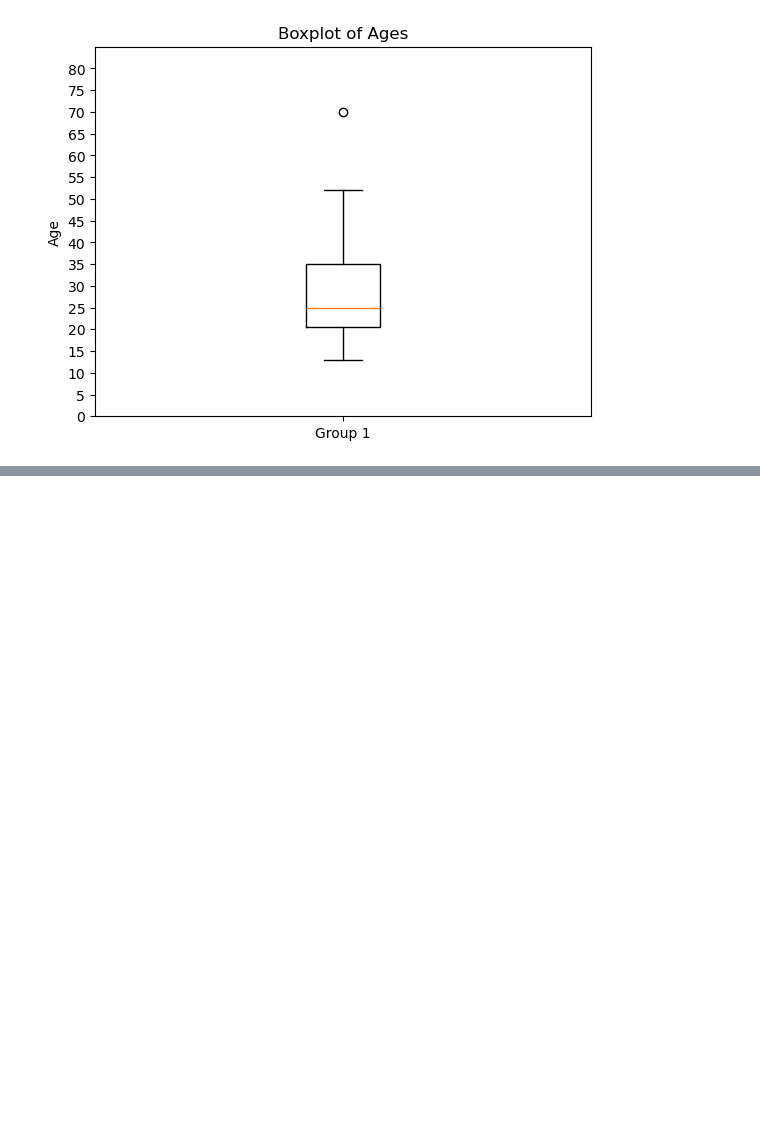
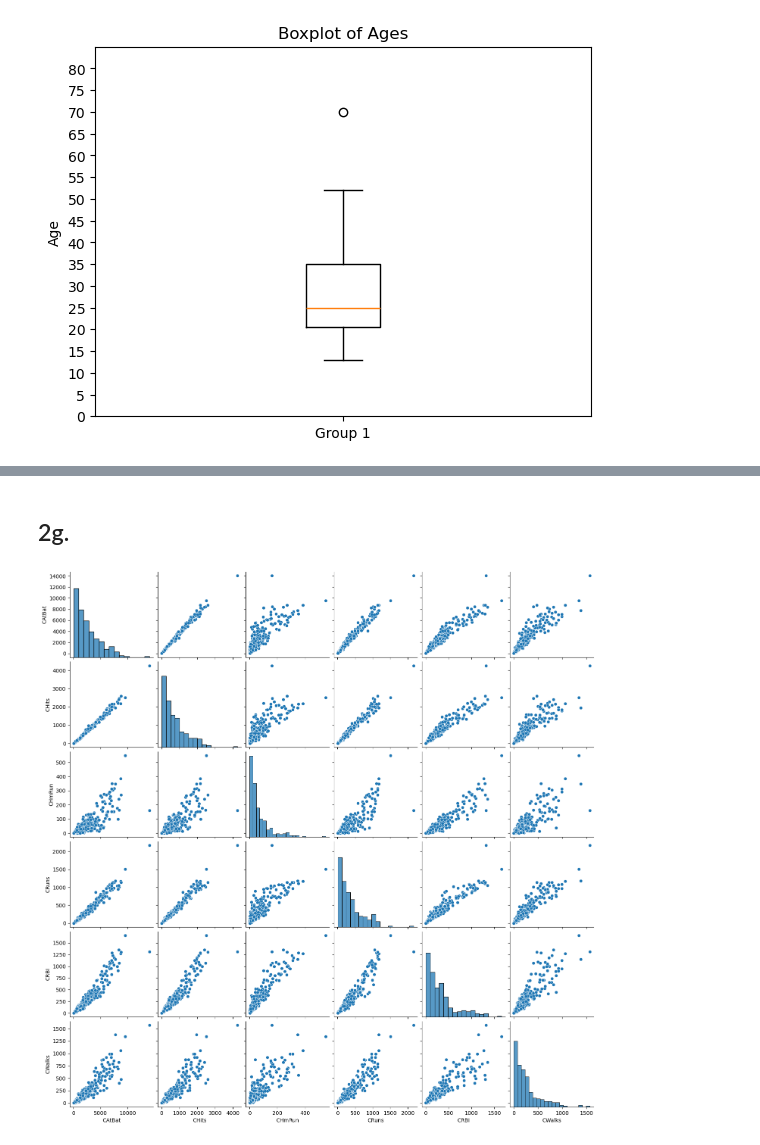
Before and after one commit to jyl22004/code_2600, a Jupyter notebook: homework1.ipynb, the cells around one changed output, grey strips where cells are left out. Cells and saved outputs as stored; diff of their text form; code cells hidden in the pictures; blank space fills up the shorter version.

```diff
--- a/homework1.ipynb
+++ b/homework1.ipynb
@@ -90,0 +229,16 @@ import csv
+# %% [markdown]
+## 2g.
+# %%
+from ISLP import load_data
+import matplotlib.pyplot as plt
+import numpy as np
+import seaborn as sns
+
+data = load_data('Hitters')
+listed_salary = data.dropna(subset='Salary')
+listed_salary = listed_salary[['CAtBat','CHits','CHmRun','CRuns','CRBI','CWalks']]
+
+sns.pairplot(listed_salary)
+plt.show()
+# %% [output]
+[figure, added]
```
Also changed, not shown: parts of 33 cells of this notebook.
